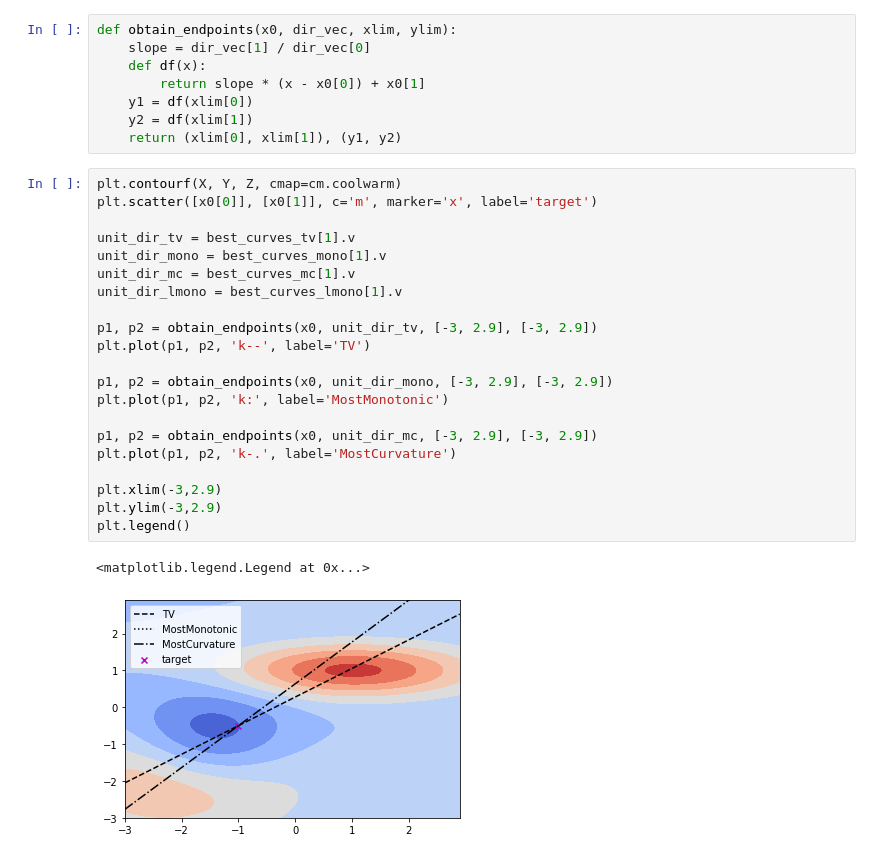
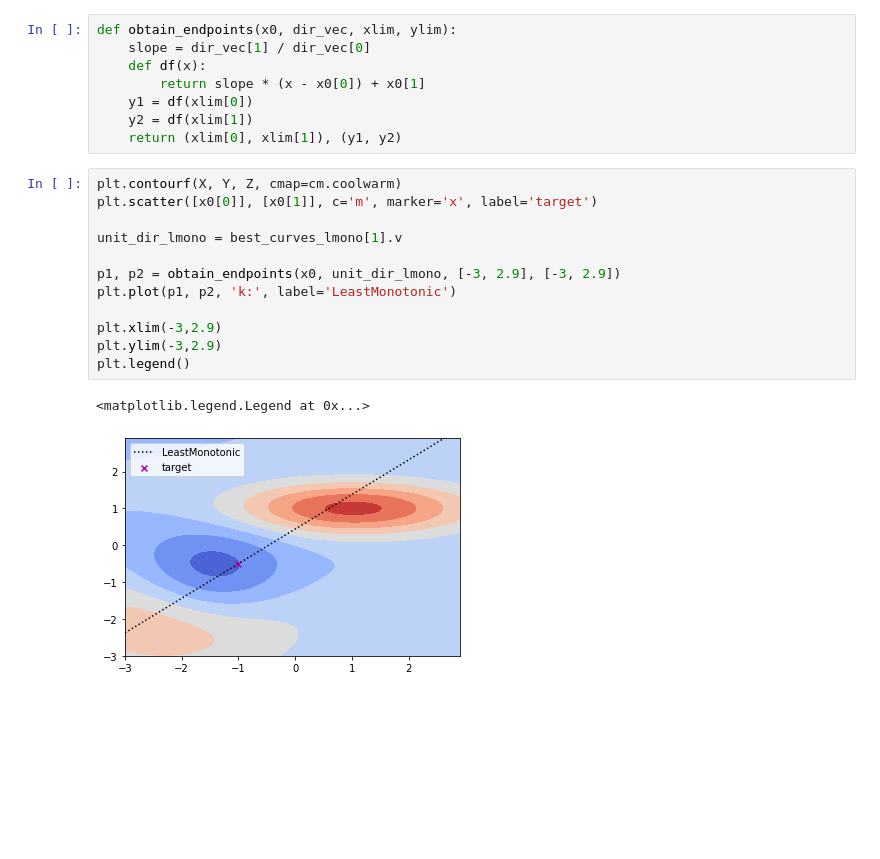
Before and after one commit to davidinouye/automated-dependence-plots, a Jupyter notebook: notebooks/demo-toy.ipynb, the cells around one changed output. Cells and saved outputs as stored; diff of their text form; blank space fills up the shorter version.

```diff
--- a/notebooks/demo-toy.ipynb
+++ b/notebooks/demo-toy.ipynb
@@ -159,24 +159,15 @@ def obtain_endpoints(x0, dir_vec, xlim, ylim):
 # %%
 plt.contourf(X, Y, Z, cmap=cm.coolwarm)
 plt.scatter([x0[0]], [x0[1]], c='m', marker='x', label='target')
 
-unit_dir_tv = best_curves_tv[1].v
-unit_dir_mono = best_curves_mono[1].v
-unit_dir_mc = best_curves_mc[1].v
 unit_dir_lmono = best_curves_lmono[1].v
 
-p1, p2 = obtain_endpoints(x0, unit_dir_tv, [-3, 2.9], [-3, 2.9])
-plt.plot(p1, p2, 'k--', label='TV')
-
-p1, p2 = obtain_endpoints(x0, unit_dir_mono, [-3, 2.9], [-3, 2.9])
-plt.plot(p1, p2, 'k:', label='MostMonotonic')
-
-p1, p2 = obtain_endpoints(x0, unit_dir_mc, [-3, 2.9], [-3, 2.9])
-plt.plot(p1, p2, 'k-.', label='MostCurvature')
+p1, p2 = obtain_endpoints(x0, unit_dir_lmono, [-3, 2.9], [-3, 2.9])
+plt.plot(p1, p2, 'k:', label='LeastMonotonic')
 
 plt.xlim(-3,2.9)
 plt.ylim(-3,2.9)
 plt.legend()
 # %% [output]
 <matplotlib.legend.Legend at 0x...>
-[figure, old version]
+[figure, new version]
```
Also changed, not shown: parts of 3 cells of this notebook, 4 other files.
